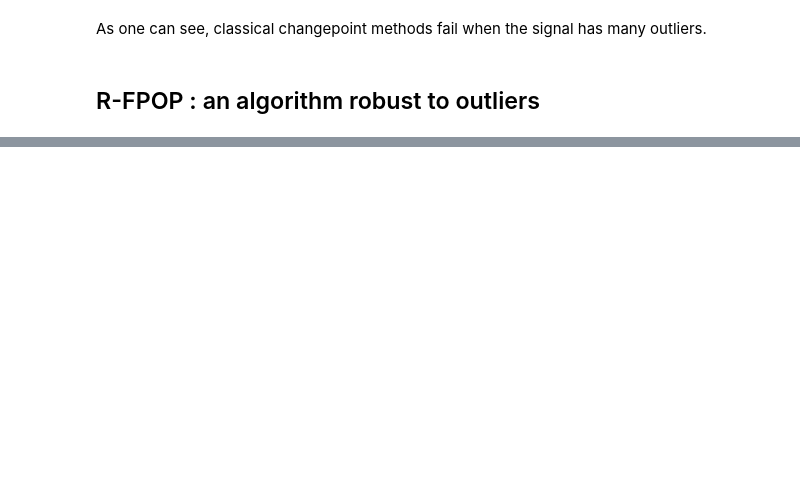
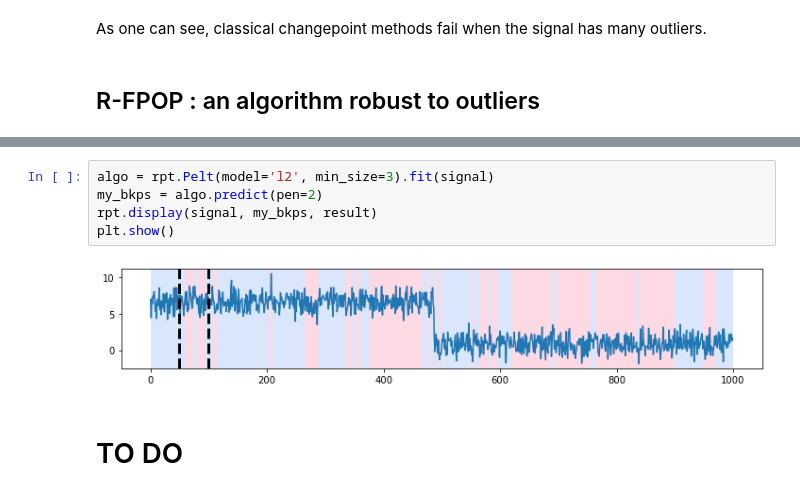
Before and after one commit to LinusBleistein/changepoint_outliers, a Jupyter notebook: imptests.ipynb, the cells around one changed output, grey strips where cells are left out. Saved outputs shown, nothing was run; the diff lists cells and outputs as text; blank space fills up the shorter version.

```diff
--- a/imptests.ipynb
+++ b/imptests.ipynb
@@ -220,0 +223,9 @@ fig, ax_array = rpt.display(signal,taus,bkps)
+# %%
+algo = rpt.Pelt(model='l2', min_size=3).fit(signal)
+my_bkps = algo.predict(pen=2)
+rpt.display(signal, my_bkps, result)
+plt.show()
+# %% [output]
+[figure, added]
+# %% [markdown]
+# TO DO
```
Also changed, not shown: parts of 16 cells of this notebook.
